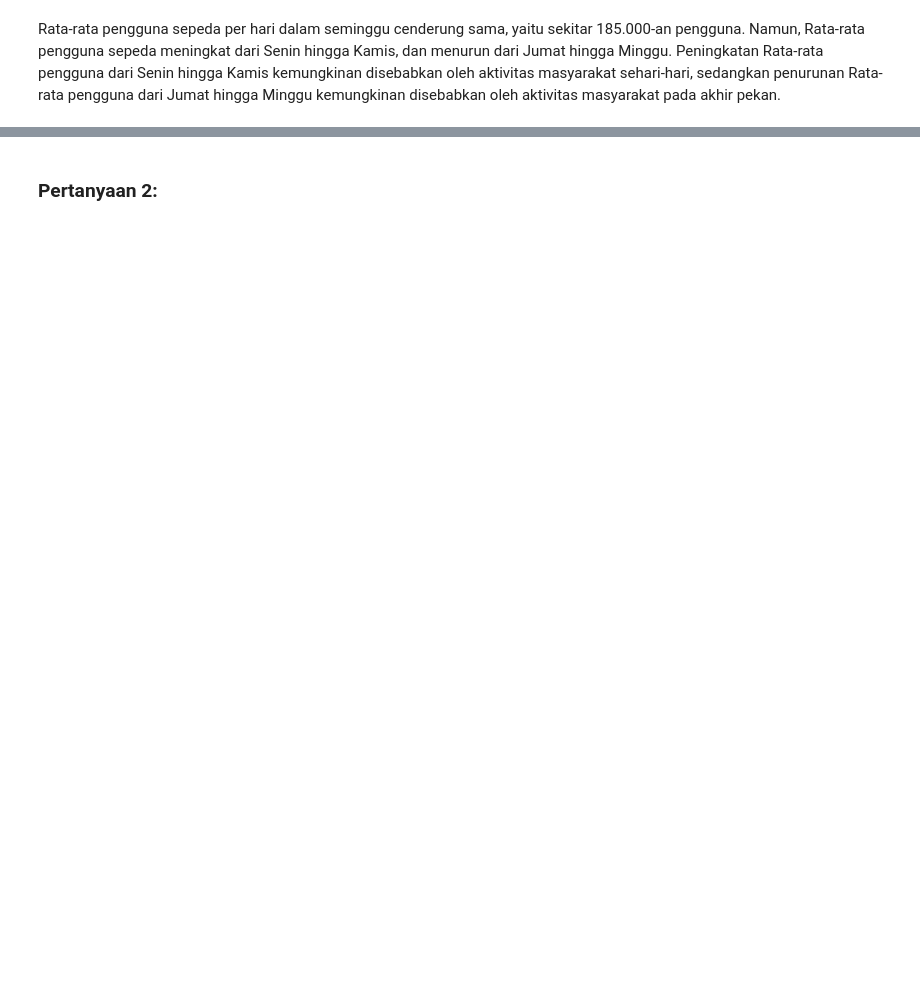
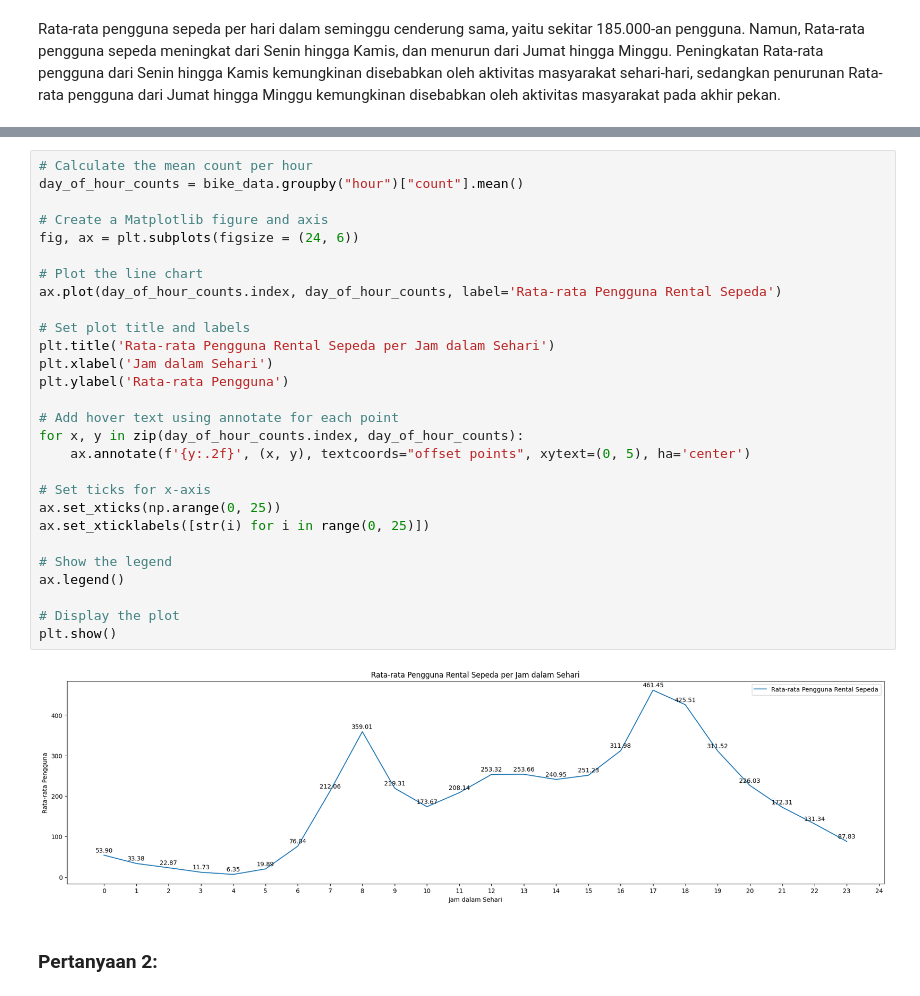
Before and after one commit to indraJuliansyahPutra/Bike-Rental, a Jupyter notebook: notebook.ipynb, the cells around one changed output, grey strips where cells are left out. Drawn from its saved outputs; the diff is of its cells as text; blank space fills up the shorter version.

```diff
--- a/notebook.ipynb
+++ b/notebook.ipynb
@@ -475,2 +459,32 @@ Categories (2, int64): [0, 1]
+# %%
+# Calculate the mean count per hour
+day_of_hour_counts = bike_data.groupby("hour")["count"].mean()
+
+# Create a Matplotlib figure and axis
+fig, ax = plt.subplots(figsize = (24, 6))
+
+# Plot the line chart
+ax.plot(day_of_hour_counts.index, day_of_hour_counts, label='Rata-rata Pengguna Rental Sepeda')
+
+# Set plot title and labels
+plt.title('Rata-rata Pengguna Rental Sepeda per Jam dalam Sehari')
+plt.xlabel('Jam dalam Sehari')
+plt.ylabel('Rata-rata Pengguna')
+
+# Add hover text using annotate for each point
+for x, y in zip(day_of_hour_counts.index, day_of_hour_counts):
+    ax.annotate(f'{y:.2f}', (x, y), textcoords="offset points", xytext=(0, 5), ha='center')
+
+# Set ticks for x-axis
+ax.set_xticks(np.arange(0, 25))
+ax.set_xticklabels([str(i) for i in range(0, 25)])
+
+# Show the legend
+ax.legend()
+
+# Display the plot
+plt.show()
+# %% [output]
+[figure, added]
 # %% [markdown]
 ### Pertanyaan 2:
```
Also changed, not shown: parts of 22 cells of this notebook, 4 other files.
